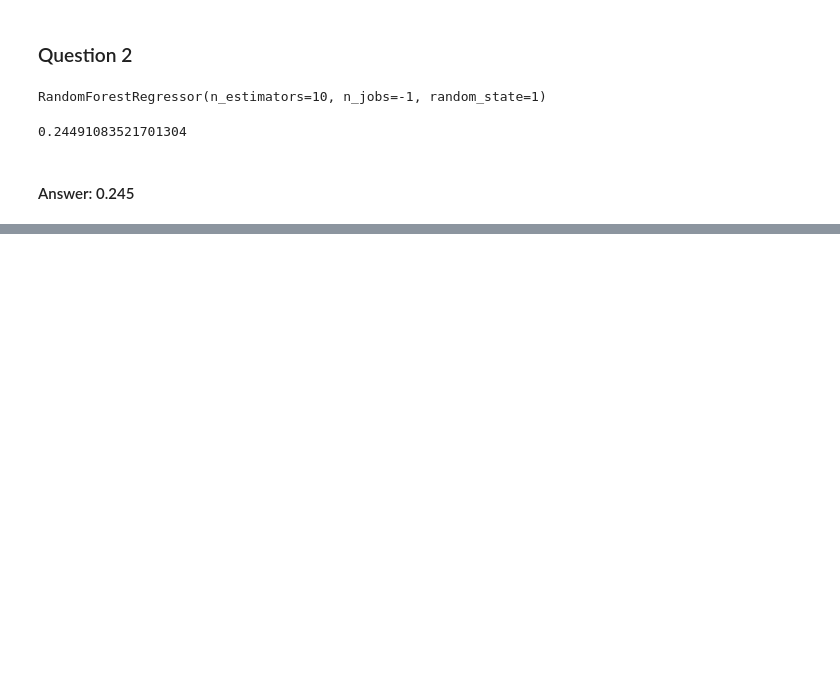
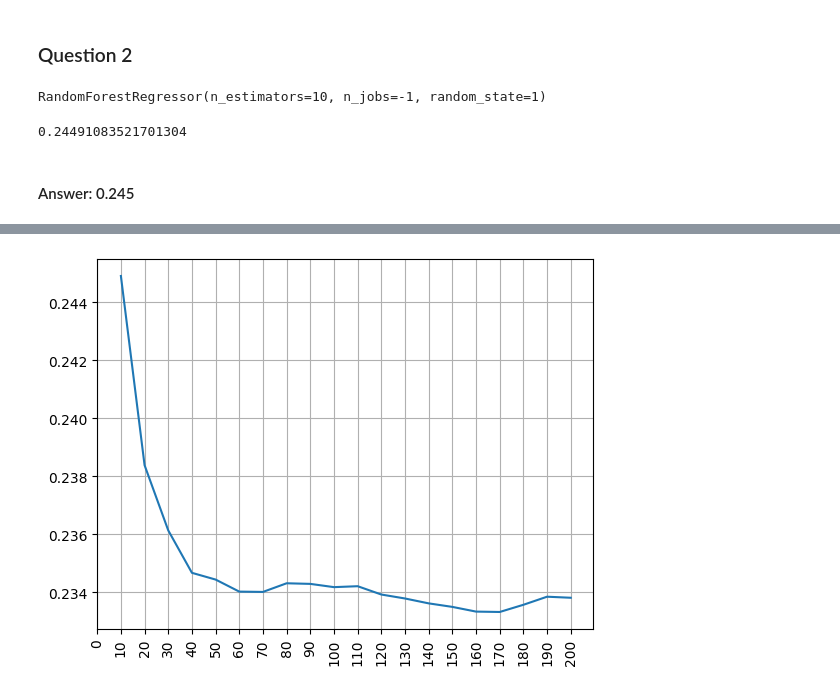
Before and after one commit to osmog/mlzoomcamp2023, a Jupyter notebook: 06-trees/homework.ipynb, the cells around one changed output, grey strips where cells are left out. Cells and saved outputs as stored; diff of their text form; code cells hidden in the pictures; blank space fills up the shorter version.

```diff
--- a/06-trees/homework.ipynb
+++ b/06-trees/homework.ipynb
@@ -133,0 +125,12 @@ rmse
+# %%
+def RFRegressorTuner(n_estimators, max_depth):
+    rf = RandomForestRegressor(n_estimators=n_estimators, random_state=1, n_jobs=-1, max_depth=max_depth)
+    rf.fit(X_train, y_train)
+    y_pred = rf.predict(X_val)
+    rmse = mean_squared_error(y_val, y_pred, squared=False)
+    return rmse
+# %%
+arr_n_estimators = np.arange(10, 210, 10)
+scores = []
+for n in arr_n_estimators:
+    scores.append((n, RFRegressorTuner(n, None)))
@@ -133,0 +145,9 @@ rmse
+# %%
+df_scores = pd.DataFrame(scores, columns=['n_estimators', 'rmse'])
+#rmse = round(df_scores.rmse, 3)
+plt.plot(df_scores.n_estimators, df_scores.rmse)
+
+plt.xticks(range(0,210,10), rotation='vertical')
+plt.grid()
+# %% [output]
+[figure, added]
```
Also changed, not shown: parts of 25 cells of this notebook.
